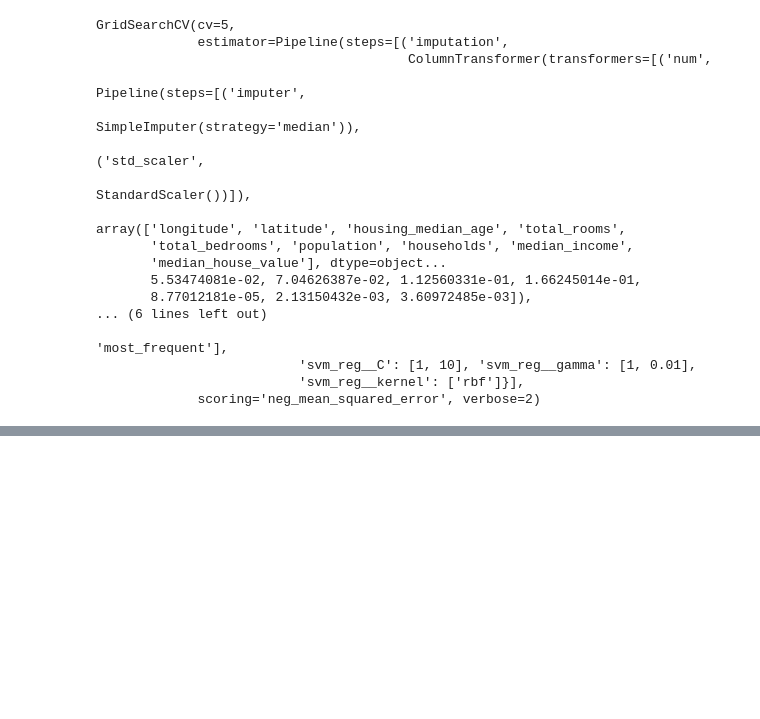
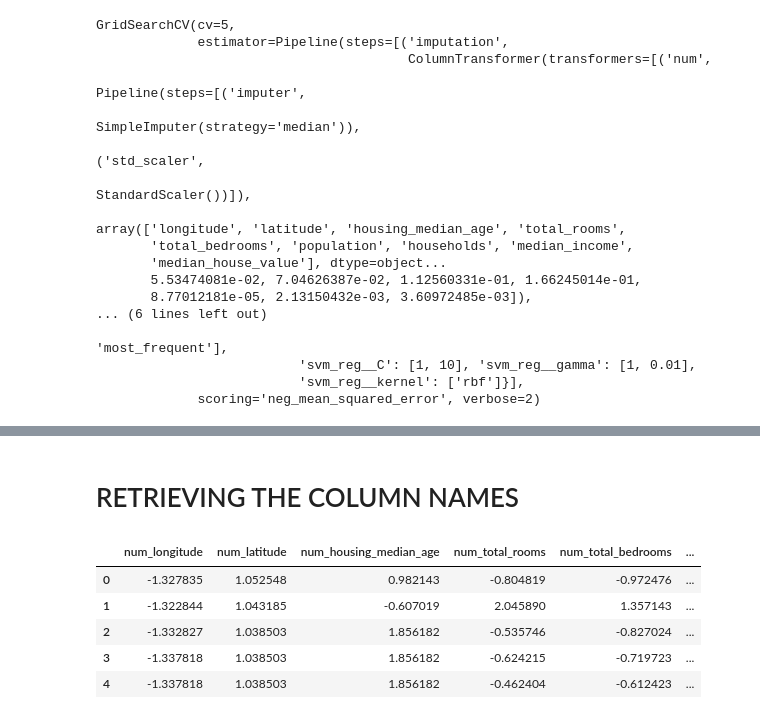
Before and after one commit to varsha0721/Housing-Price-Prediction--Regression--Sphinx--MlFlow--Docker, a Jupyter notebook: notebooks/Housing_Price_Prediction.ipynb, the cells around one changed output, grey strips where cells are left out. Cells and saved outputs as stored; diff of their text form; code cells hidden in the pictures; blank space fills up the shorter version.

Commit message:
adding custom transformer according to issue #10

```diff
--- a/notebooks/Housing_Price_Prediction.ipynb
+++ b/notebooks/Housing_Price_Prediction.ipynb
@@ -1371,0 +1397,16 @@ GridSearchCV(cv=5,
+# %%
+# Imputing median in numerical attributes
+num_imputer_pipeline = Pipeline([('imputer', SimpleImputer(strategy="median")),
+                                 ("attribs_adder", CombinedAttributesAdder()),
+                                 ('std_scaler', StandardScaler()),])
+
+# Imputing mode in categorical attributes
+cat_imputer_pipeline = Pipeline([('imputer', SimpleImputer(strategy="most_frequent")),
+                                 ('encoding',OneHotEncoder()),])
+
+# Impuing all null values
+all_imputer_and_column_transformer_pipeline = ColumnTransformer([("num", num_imputer_pipeline, num_attribs),
+                                                                 ("cat", cat_imputer_pipeline, cat_attribs),])
+# %%
+housing_imputed_column_transformed = all_imputer_and_column_transformer_pipeline.fit_transform(housing)
+print(housing_imputed_column_transformed)
@@ -1371,0 +1427,2 @@ GridSearchCV(cv=5,
+# %% [markdown]
+# RETRIEVING THE COLUMN NAMES
@@ -1371,0 +1497,14 @@ GridSearchCV(cv=5,
+# %%
+# Calling function "get_feature_names_from_column_transformer"
+cols = get_feature_names_from_column_transformer(all_imputer_and_column_transformer_pipeline)
+
+# recover the columns
+housing_df = pd.DataFrame(housing_imputed_column_transformed, columns=cols)
+housing_df.head()
+# %% [output]
+|  | num_longitude | num_latitude | num_housing_median_age | num_total_rooms | num_total_bedrooms | ... |
+| 0 | -1.327835 | 1.052548 | 0.982143 | -0.804819 | -0.972476 | ... |
+| 1 | -1.322844 | 1.043185 | -0.607019 | 2.045890 | 1.357143 | ... |
+| 2 | -1.332827 | 1.038503 | 1.856182 | -0.535746 | -0.827024 | ... |
+| 3 | -1.337818 | 1.038503 | 1.856182 | -0.624215 | -0.719723 | ... |
+| 4 | -1.337818 | 1.038503 | 1.856182 | -0.462404 | -0.612423 | ... |
```
Also changed, not shown: parts of 4 cells of this notebook.
